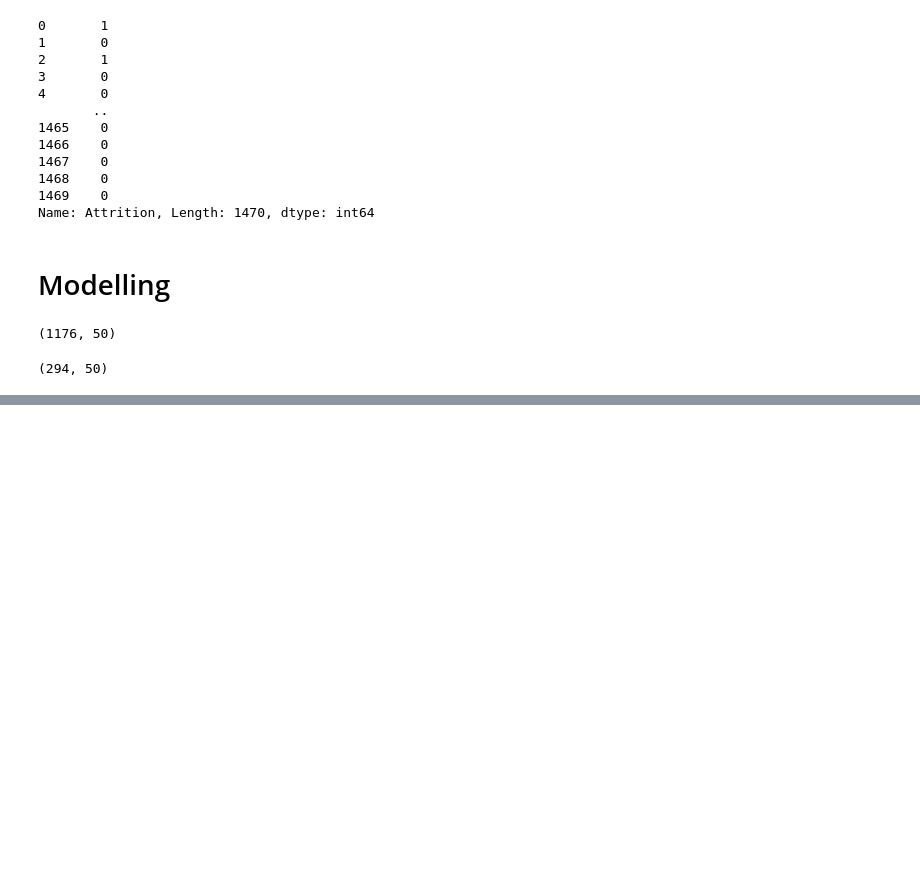
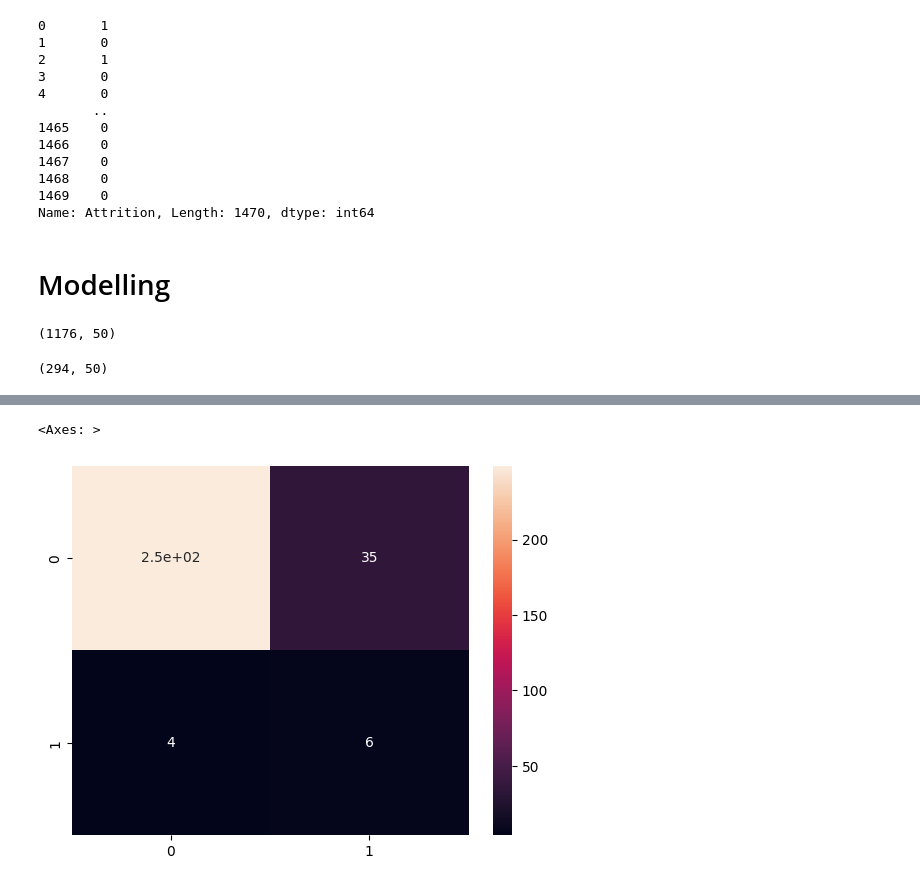
Before and after one commit to marvelm69/employee-retention-predictor, a Jupyter notebook: main.ipynb, the cells around one changed output, grey strips where cells are left out. Drawn from its saved outputs; the diff is of its cells as text; code cells hidden in the pictures; blank space fills up the shorter version.

```diff
--- a/main.ipynb
+++ b/main.ipynb
@@ -361,2 +381,9 @@ model.fit(X_train, y_train)
 # %%
 y_pred = model.predict(X_test)
+# %%
+# Testing Set Performance
+cm = confusion_matrix(y_pred, y_test)
+sns.heatmap(cm, annot=True)
+# %% [output]
+<Axes: >
+[figure, added]
```
Also changed, not shown: parts of 27 cells of this notebook.
